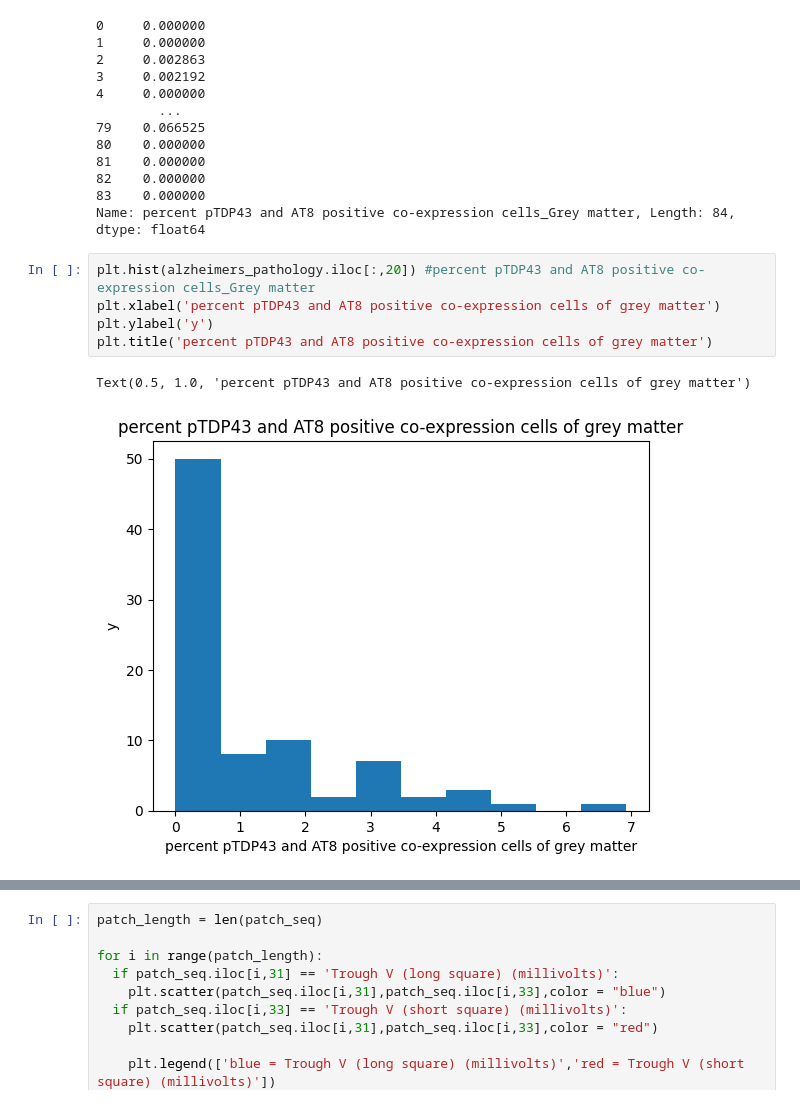
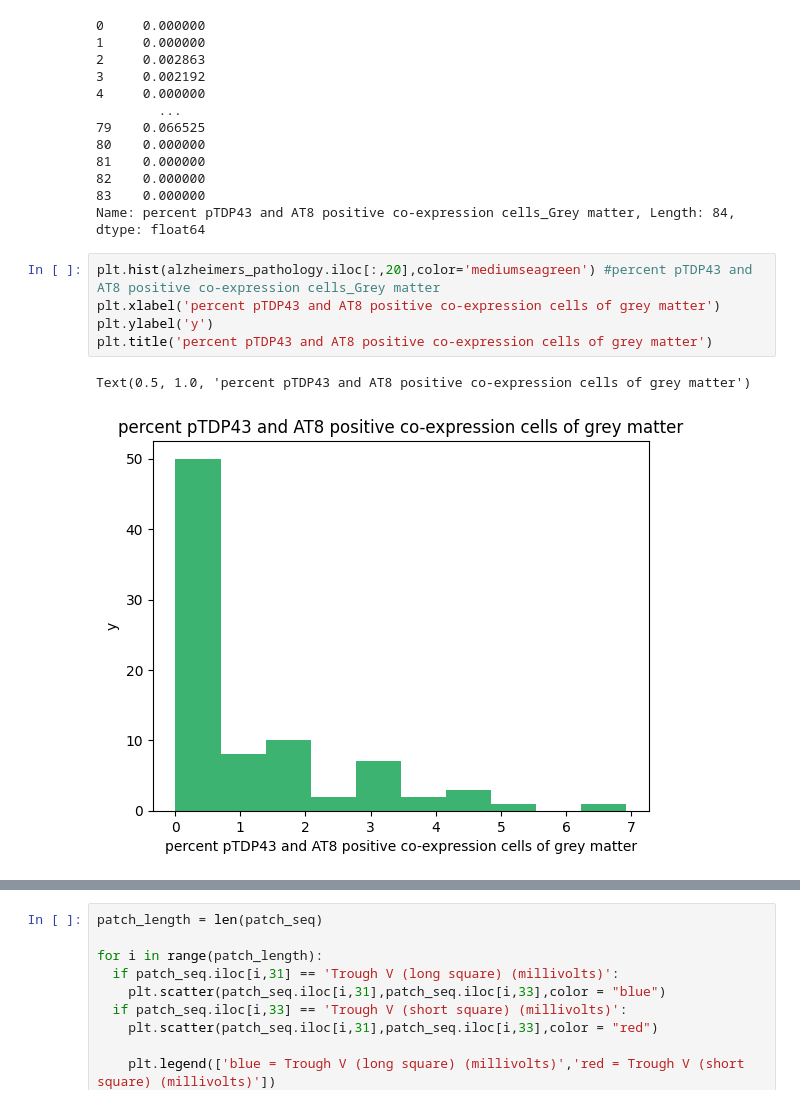
Before and after one commit to caseymacelhiney/neuro265, a Jupyter notebook: final_project.ipynb, the cells around one changed output, grey strips where cells are left out. Drawn from its saved outputs; the diff is of its cells as text.

```diff
--- a/final_project.ipynb
+++ b/final_project.ipynb
@@ -50,11 +50,11 @@ print(alzheimers_pathology.iloc[:,32])
 83    0.000000
 Name: percent pTDP43 and AT8 positive co-expression cells_Grey matter, Length: 84, dtype: float64
 # %%
-plt.hist(alzheimers_pathology.iloc[:,20]) #percent pTDP43 and AT8 positive co-expression cells_Grey matter
+plt.hist(alzheimers_pathology.iloc[:,20],color='mediumseagreen') #percent pTDP43 and AT8 positive co-expression cells_Grey matter
 plt.xlabel('percent pTDP43 and AT8 positive co-expression cells of grey matter')
 plt.ylabel('y')
 plt.title('percent pTDP43 and AT8 positive co-expression cells of grey matter')
 # %% [output]
 Text(0.5, 1.0, 'percent pTDP43 and AT8 positive co-expression cells of grey matter')
-[figure, old version]
+[figure, new version]
 # %%
```
Also changed, not shown: parts of 7 cells of this notebook.
